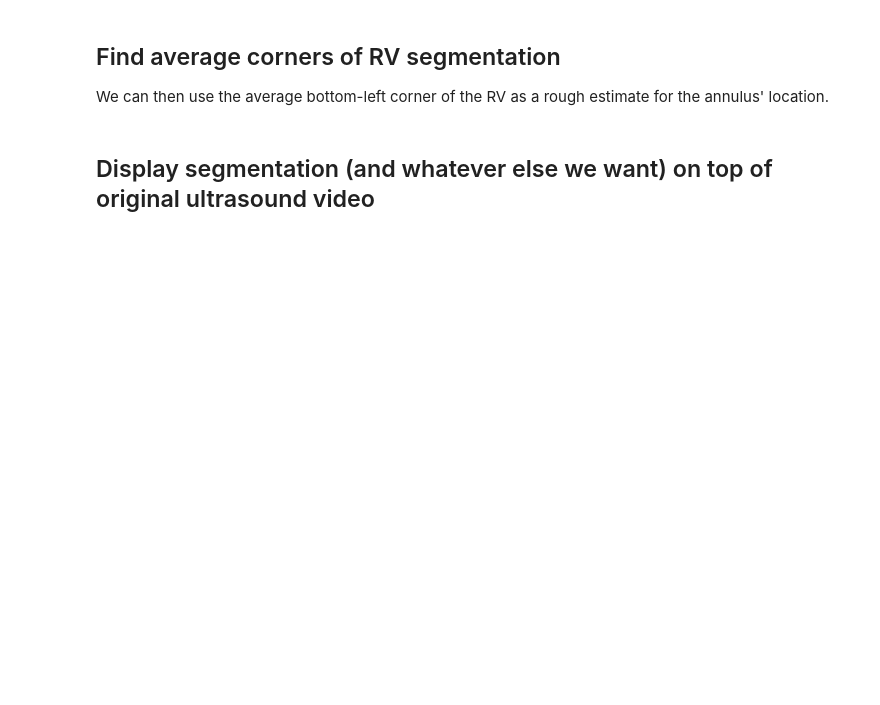
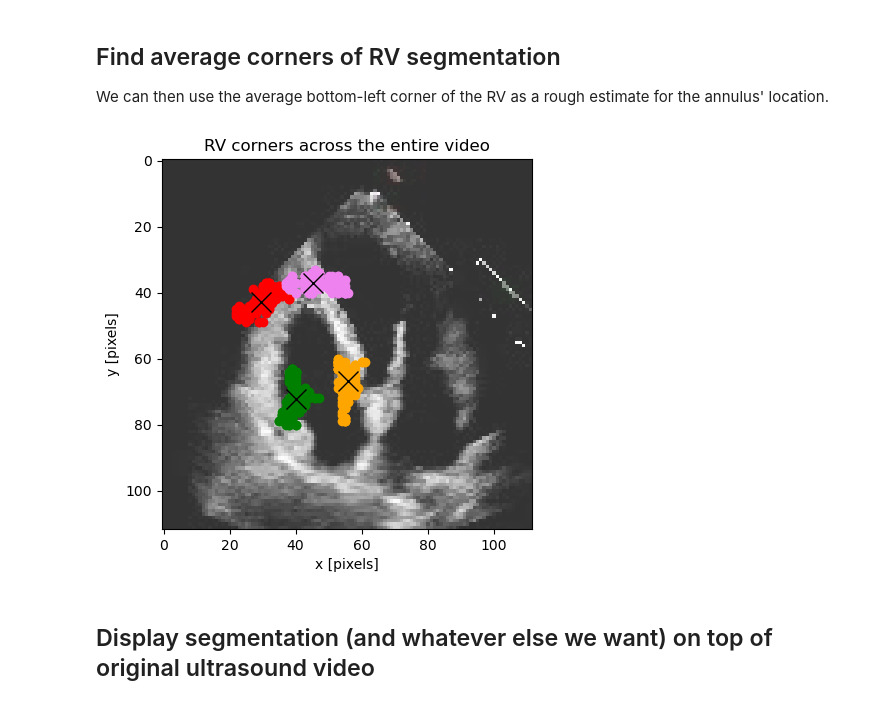
Before and after one commit to DeepNeuron-AI/dynamic, a Jupyter notebook: weak_labels.ipynb, the cells around one changed output. Cells and saved outputs as stored; diff of their text form; code cells hidden in the pictures; blank space fills up the shorter version.

```diff
--- a/weak_labels.ipynb
+++ b/weak_labels.ipynb
@@ -462,16 +460,16 @@ RV_boxes = [get_min_area_box(right_segmentation) for right_segmentation in right
 left_ultrasound_corner = (0, 67)
 top_ultrasound_corner = (61, 6)
 ultrasound_left_line = extrapolate_line(left_ultrasound_corner, top_ultrasound_corner, frame_height, frame_width)
-for s in right_segmentation_masks:
+for s in RV_masks:
     crop_mask_with_line(s, ultrasound_left_line, above=True)
 
 # Repeat for right side of ultrasound
 right_ultrasound_corner = (111, 55)
 top_ultrasound_corner = (62, 6)
 ultrasound_right_line = extrapolate_line(right_ultrasound_corner, top_ultrasound_corner, frame_height, frame_width)
-for s in right_segmentation_masks:
+for s in RV_masks:
     crop_mask_with_line(s, ultrasound_right_line, above=True)
-right_segmentations = mask_to_image(right_segmentation_masks)
+RV_images = mask_to_image(RV_masks)
 # %% [markdown]
 ## Remove septum from RV segmentation
 # %%
@@ -481,7 +479,7 @@ mean_septum_width = np.mean(septum_widths)
 
 RV_boxes = []
 RV_lines = []
-for LV_box, LV_rect, LV_line, right_segmentation_mask, right_segmentation in zip(LV_boxes, LV_rects, LV_septum_borders, right_segmentation_masks, right_segmentations):
+for LV_box, LV_rect, LV_line, RV_mask, RV_image in zip(LV_boxes, LV_rects, LV_septum_borders, RV_masks, RV_images):
     LV_angle = get_angle(LV_rect)
 
     # Since we translate points *left*, and not necessarily perpendicular to LV
@@ -493,7 +491,7 @@ for LV_box, LV_rect, LV_line, right_segmentation_mask, right_segmentation in zip
 
     RV_lines.append(RV_line)
 
-    RV_box = get_min_area_box(right_segmentation)
+    RV_box = get_min_area_box(RV_image)
     # Just in case we need to access this later
     RV_boxes.append(RV_box)
 
@@ -501,10 +499,10 @@ for LV_box, LV_rect, LV_line, right_segmentation_mask, right_segmentation in zip
     # edge
     # Note this is a greedier "right cutoff" than before, should probs just name this better!
     right_cutoff_points = extrapolate_line(RV_line[0], RV_line[1], frame_height=frame_height, frame_width=frame_width)
-    crop_mask_with_line(right_segmentation_mask, right_cutoff_points, right=True)
+    crop_mask_with_line(RV_mask, right_cutoff_points, right=True)
 
 # Update RV segmentation *images* based on these new masks
-right_segmentations = mask_to_image(right_segmentation_masks)
+RV_images = mask_to_image(RV_masks)
 # %% [markdown]
 ## Replace frames with too-small RV with nearby, better segmentations
 # %%
@@ -523,17 +521,17 @@ for i in small_RV_indices:
         left_i = i - offset
         if left_i >= 0 and left_i not in small_RV_indices:
             print(f"Changing frame #{i}'s RV segmentation to that of #{left_i} (offset={offset})")
-            right_segmentation_masks[i] = right_segmentation_masks[left_i]
+            RV_masks[i] = RV_masks[left_i]
             RV_areas[i] = RV_areas_copy[left_i]
             break
 
         right_i = i + offset
         if right_i < num_frames and right_i not in small_RV_indices:
             print(f"Changing frame #{i}'s RV segmentation to that of #{right_i} (offset={offset})")
-            right_segmentation_masks[i] = right_segmentation_masks[right_i]
+            RV_masks[i] = RV_masks[right_i]
             RV_areas[i] = RV_areas_copy[right_i]
             break
 
         offset += 1
 
-right_segmentations = mask_to_image(right_segmentation_masks)
+RV_images = mask_to_image(RV_masks)
@@ -569,7 +573,7 @@ def get_TAPSE(annulus):
 ## Identify end-systole and end-diastole using LV segmentations
 Note this code is basically copy-pasted from `echonet-dynamic`'s `segmentation.py`.
 # %%
-LV_areas = left_segmentation_masks.sum(axis=(1,2))
+LV_areas = LV_masks.sum(axis=(1,2))
 min_area, max_area = LV_areas.min(), LV_areas.max()
 trim_min = sorted(LV_areas)[round(len(LV_areas) ** 0.05)]
 trim_max = sorted(LV_areas)[round(len(LV_areas) ** 0.95)]
@@ -656,37 +673,39 @@ We can then use the average bottom-left corner of the RV as a rough estimate for
 # %%
 from sklearn.cluster import KMeans
 
-RV_boxes = np.array([get_min_area_box(right_segmentation) for right_segmentation in right_segmentations if get_min_area_box(right_segmentation) is not None])
+RV_boxes = np.array([get_min_area_box(RV_image) for RV_image in RV_images if get_min_area_box(RV_image) is not None])
 RV_points = RV_boxes.reshape((-1, RV_boxes.shape[-1]))
 
 kmeans = KMeans(n_clusters=4, random_state=0, n_init="auto").fit(RV_points)
 
 colours = ["red", "green", "violet", "orange"]
 RV_ave_corners = []
 
 fig, ax = plt.subplots()
 for i, colour in enumerate(colours):
     points = RV_points[kmeans.labels_ == i]
     xs, ys = zip(*points)
     centre_x, centre_y = np.mean(xs), np.mean(ys)
     RV_ave_corners.append((centre_x, centre_y))
     ax.scatter(xs, ys, color=colour)
     ax.plot([centre_x], [centre_y], color="black", marker="x", markersize=15)
     ax.set_title("RV corners across the entire video")
     ax.set_xlabel("x [pixels]")
     ax.set_ylabel("y [pixels]")
 
 # Invert axis since y values of images increase as they go down the screen, not up
 ax.invert_yaxis()
 
 # Overlay translucent frame from video
 ax.imshow(echonet_video[diastoles[0]], alpha=0.8)
 
 # Save the bottom-left for reuse as the annulus later
 _bottom_RV_corners = sorted(RV_ave_corners, key=lambda x: x[1])[2:]
 bottom_left_RV = sorted(_bottom_RV_corners, key=lambda x: x[0])[0]
 
 plt.show()
+# %% [output]
+[figure, added]
 # %% [markdown]
 ## Display segmentation (and whatever else we want) on top of original ultrasound video
 # %%
```
Also changed, not shown: parts of 19 cells of this notebook.
